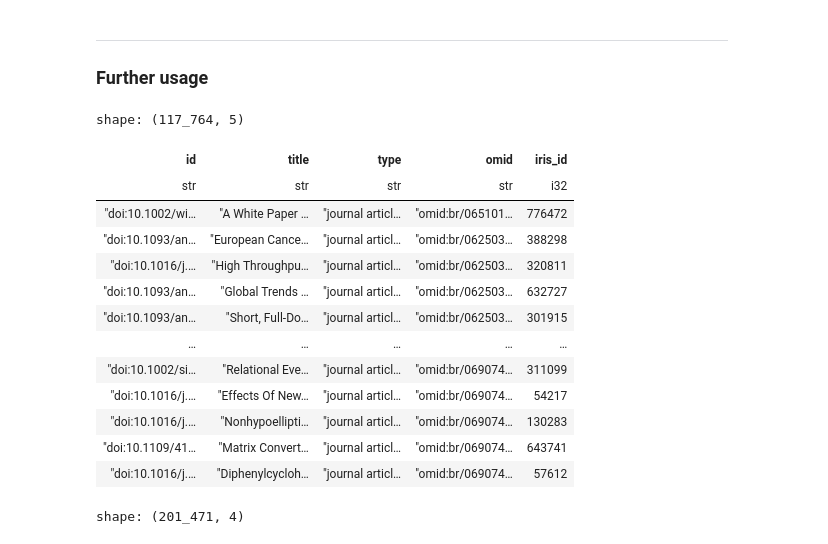
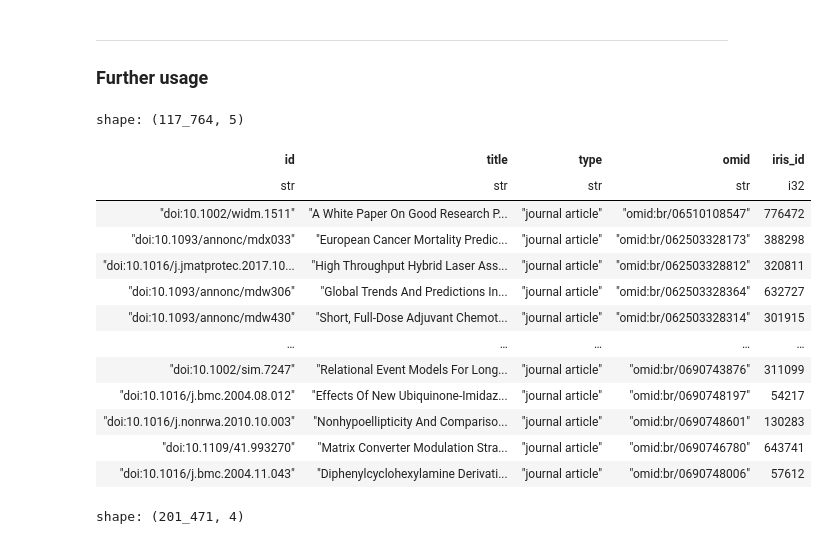
Before and after one commit to open-sci/2023-2024-atreides-code, a Jupyter notebook: notebooks/final.ipynb, the cells around one changed output. Cells and saved outputs as stored; diff of their text form; code cells hidden in the pictures.

```diff
--- a/final.ipynb
+++ b/notebooks/final.ipynb
@@ -1096,26 +969,25 @@ shape: (5, 2)
 
 ### Further usage
 # %%
-from src.read_meta import read_meta
-from src.read_iris import read_iris
+from src.read_iris_in_meta import read_iris_in_meta
 
-iim_df = read_meta('data/iris_in_meta')
+iim_df = read_iris_in_meta()
 iim_df.collect()
 # %% [output]
 shape: (117_764, 5)
 | id | title | type | omid | iris_id |
 | str | str | str | str | i32 |
-| "doi:10.1002/wi… | "A White Paper … | "journal articl… | "omid:br/065101… | 776472 |
-| "doi:10.1093/an… | "European Cance… | "journal articl… | "omid:br/062503… | 388298 |
-| "doi:10.1016/j.… | "High Throughpu… | "journal articl… | "omid:br/062503… | 320811 |
-| "doi:10.1093/an… | "Global Trends … | "journal articl… | "omid:br/062503… | 632727 |
-| "doi:10.1093/an… | "Short, Full-Do… | "journal articl… | "omid:br/062503… | 301915 |
+| "doi:10.1002/widm.1511" | "A White Paper On Good Research P... | "journal article" | "omid:br/06510108547" | 776472 |
+| "doi:10.1093/annonc/mdx033" | "European Cancer Mortality Predic... | "journal article" | "omid:br/062503328173" | 388298 |
+| "doi:10.1016/j.jmatprotec.2017.10... | "High Throughput Hybrid Laser Ass... | "journal article" | "omid:br/062503328812" | 320811 |
+| "doi:10.1093/annonc/mdw306" | "Global Trends And Predictions In... | "journal article" | "omid:br/062503328364" | 632727 |
+| "doi:10.1093/annonc/mdw430" | "Short, Full-Dose Adjuvant Chemot... | "journal article" | "omid:br/062503328314" | 301915 |
 | … | … | … | … | … |
-| "doi:10.1002/si… | "Relational Eve… | "journal articl… | "omid:br/069074… | 311099 |
-| "doi:10.1016/j.… | "Effects Of New… | "journal articl… | "omid:br/069074… | 54217 |
-| "doi:10.1016/j.… | "Nonhypoellipti… | "journal articl… | "omid:br/069074… | 130283 |
-| "doi:10.1109/41… | "Matrix Convert… | "journal articl… | "omid:br/069074… | 643741 |
-| "doi:10.1016/j.… | "Diphenylcycloh… | "journal articl… | "omid:br/069074… | 57612 |
+| "doi:10.1002/sim.7247" | "Relational Event Models For Long... | "journal article" | "omid:br/0690743876" | 311099 |
+| "doi:10.1016/j.bmc.2004.08.012" | "Effects Of New Ubiquinone-Imidaz... | "journal article" | "omid:br/0690748197" | 54217 |
+| "doi:10.1016/j.nonrwa.2010.10.003" | "Nonhypoellipticity And Compariso... | "journal article" | "omid:br/0690748601" | 130283 |
+| "doi:10.1109/41.993270" | "Matrix Converter Modulation Stra... | "journal article" | "omid:br/0690746780" | 643741 |
+| "doi:10.1016/j.bmc.2004.11.043" | "Diphenylcyclohexylamine Derivati... | "journal article" | "omid:br/0690748006" | 57612 |
 # %%
 iris_df
 # %% [output]
```
Also changed, not shown: parts of 18 cells of this notebook, 2 other files.
